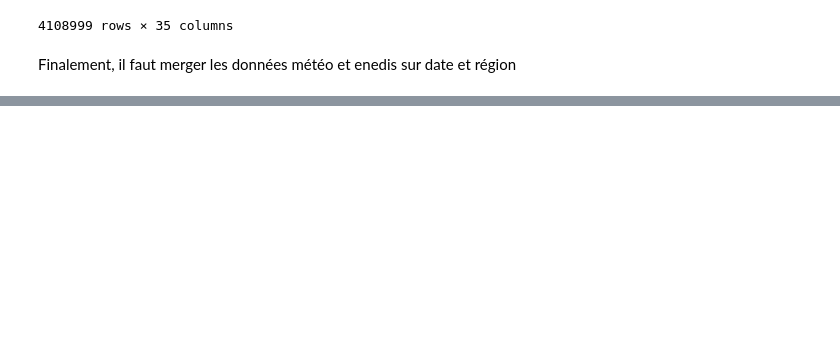
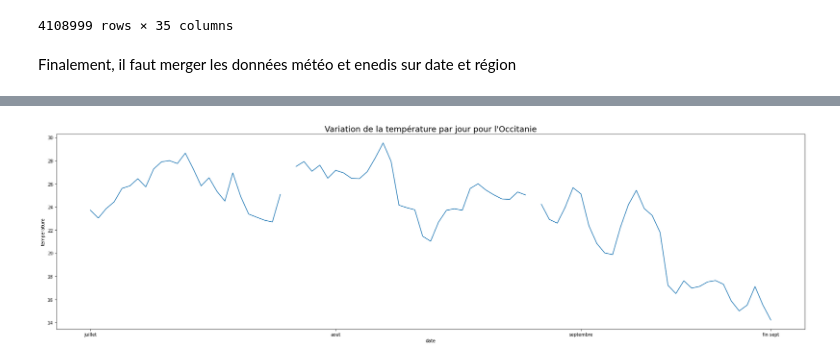
Before and after one commit to cominho/Stat-App, a Jupyter notebook: Stat desc.ipynb, the cells around one changed output, grey strips where cells are left out. Drawn from its saved outputs; the diff is of its cells as text; code cells hidden in the pictures; blank space fills up the shorter version.

```diff
--- a/Stat desc.ipynb
+++ b/Stat desc.ipynb
@@ -340,0 +294,14 @@ enedis_final=pd.merge(enedis_socio,meteo_reg_df,how='left',left_on=["date","Code
+# %%
+def temp_day_region(df,region):
+    res=enedis_final[enedis_final["Région"]==region].groupby("date")["tmoy"].mean()
+    plt.plot(res, label= region)
+    t2=["2022-07-06","2022-08-06","2022-09-06","2022-09-30"]
+    plt.xticks(t2,["juillet","aout","septembre","fin sept"])
+    plt.xlabel('date')
+    plt.ylabel('temperature')
+    plt.title("Variation de la température par jour pour l'"+region,size=18)
+# %%
+plt.figure(figsize=(30, 8))
+temp_day_region(enedis_final,'Occitanie')
+# %% [output]
+[figure, added]
```
Also changed, not shown: parts of 31 cells of this notebook.
